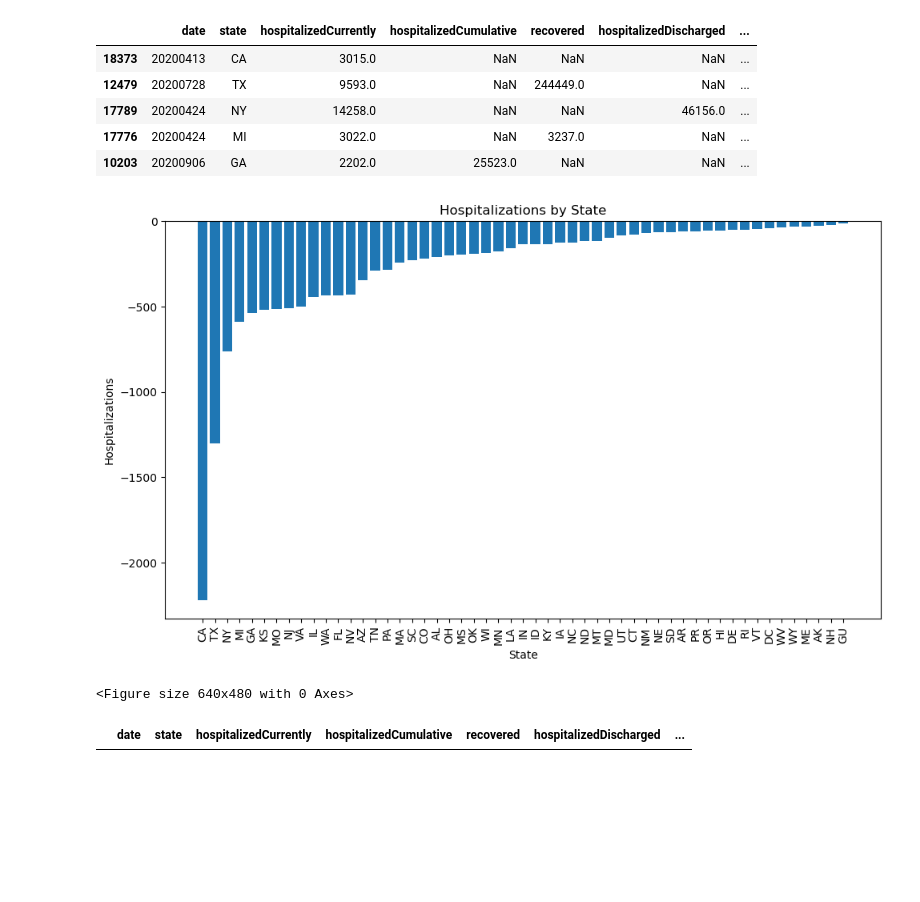
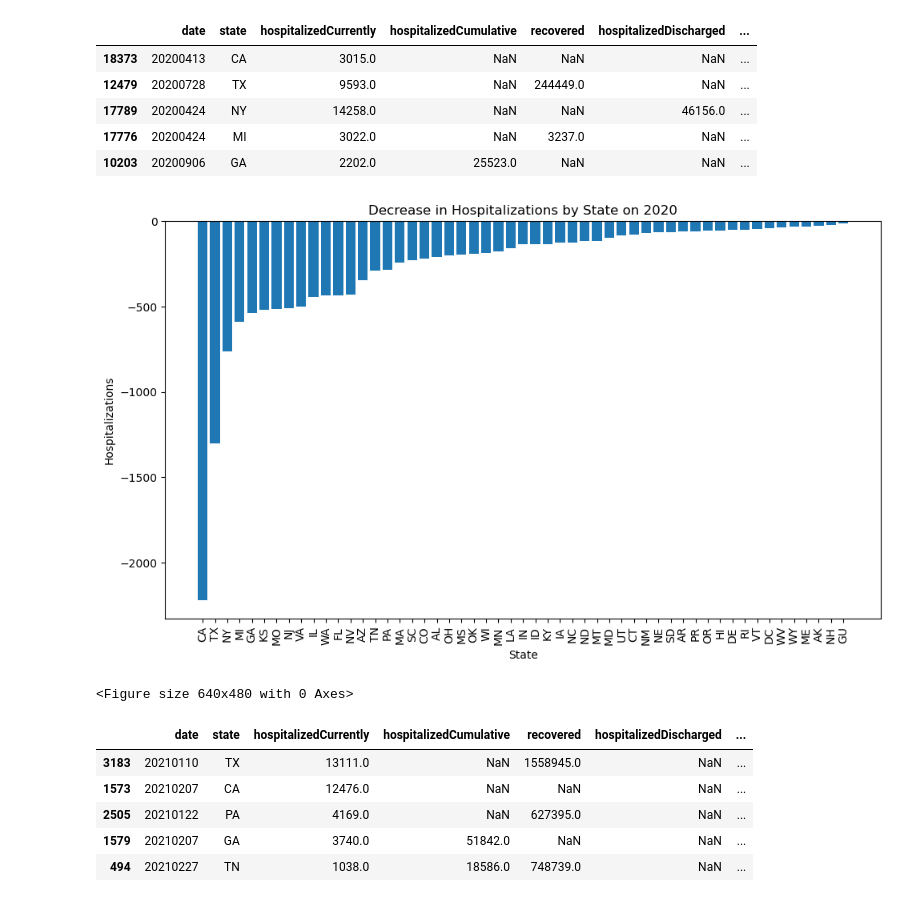
Before and after one commit to elawal/Project1, a Jupyter notebook: COVID19Py.ipynb, the cells around one changed output. Drawn from its saved outputs; the diff is of its cells as text; code cells hidden in the pictures; blank space fills up the shorter version.

Commit message:
Push updated code
Finished graphs and analysis code

```diff
--- a/COVID19Py.ipynb
+++ b/COVID19Py.ipynb
@@ -31,12 +31,12 @@ historic_df.head()
 # # Are there any states that, over time, saw a decrease in covid hospitalizations? which state decreased the fastes in 2020?
 
 # Filtering/sorting data by date = 2020
-historic_df = historic_df[historic_df['date'] < 20210000]
-historic_df.sort_values('date', inplace=True)
+historic_df_2020 = historic_df[historic_df['date'] < 20210000].copy()
+historic_df_2020.sort_values('date', inplace=True)
 
 # Grouping state and hozpitalized currently data
-historic_df['hospitalized_diff'] = historic_df.groupby('state')['hospitalizedCurrently'].diff()
-decreased_hospitalizations = historic_df[historic_df['hospitalized_diff'] < 0]
+historic_df_2020['hospitalized_diff'] = historic_df_2020.groupby('state')['hospitalizedCurrently'].diff()
+decreased_hospitalizations = historic_df_2020[historic_df_2020['hospitalized_diff'] < 0]
 
 decreased_hospitalizations = decreased_hospitalizations.sort_values('hospitalized_diff', ascending=True).drop_duplicates(['state'])
 decreased_hospitalizations.head()
@@ -50,40 +50,46 @@ decreased_hospitalizations.head()
 # %%
 
 # Plotting data for year = 2020
 
 x_axis = decreased_hospitalizations['state']
 y_axis = decreased_hospitalizations['hospitalized_diff']
 
 plt.figure(figsize=(10, 6))
 plt.bar(x_axis, y_axis)
 
 # Graph properties
-plt.title('Hospitalizations by State')
+plt.title('Decrease in Hospitalizations by State on 2020')
 plt.xlabel('State')
 plt.ylabel('Hospitalizations')
 plt.xticks(rotation=90, horizontalalignment="center")
 plt.tight_layout()
 plt.show()
 
 # Save the figure
 plt.savefig("Data/Fig1.png")
 
 # Show plot
 plt.show()
 # %% [output]
-[figure, old version]
+[figure, new version]
 <Figure size 640x480 with 0 Axes>
 # %%
 
 # Filtering/sorting data by date = 2021
-historic_df_2021 = historic_df[historic_df['date'] > 20210000]
+historic_df_2021 = historic_df[historic_df['date'] > 20210000].copy()
 historic_df_2021.sort_values('date', inplace=True)
 historic_df_2021.head()
+
 # Grouping state and hozpitalized currently data
-# historic_df['hospitalized_diff'] = historic_df.groupby('state')['hospitalizedCurrently'].diff()
-# decreased_hospitalizations = historic_df[historic_df['hospitalized_diff'] < 0]
+historic_df_2021['hospitalized_diff'] = historic_df_2021.groupby('state')['hospitalizedCurrently'].diff()
+decreased_hospitalizations_2021 = historic_df_2021[historic_df_2021['hospitalized_diff'] < 0]
 
-# decreased_hospitalizations = decreased_hospitalizations.sort_values('hospitalized_diff', ascending=True).drop_duplicates(['state'])
-# decreased_hospitalizations.head()
+decreased_hospitalizations_2021 = decreased_hospitalizations_2021.sort_values('hospitalized_diff', ascending=True).drop_duplicates(['state'])
+decreased_hospitalizations_2021.head()
 # %% [output]
 |  | date | state | hospitalizedCurrently | hospitalizedCumulative | recovered | hospitalizedDischarged | ... |
+| 3183 | 20210110 | TX | 13111.0 | NaN | 1558945.0 | NaN | ... |
+| 1573 | 20210207 | CA | 12476.0 | NaN | NaN | NaN | ... |
+| 2505 | 20210122 | PA | 4169.0 | NaN | 627395.0 | NaN | ... |
+| 1579 | 20210207 | GA | 3740.0 | 51842.0 | NaN | NaN | ... |
+| 494 | 20210227 | TN | 1038.0 | 18586.0 | 748739.0 | NaN | ... |
```
Also changed, not shown: parts of 2 cells of this notebook, 1 other file.
